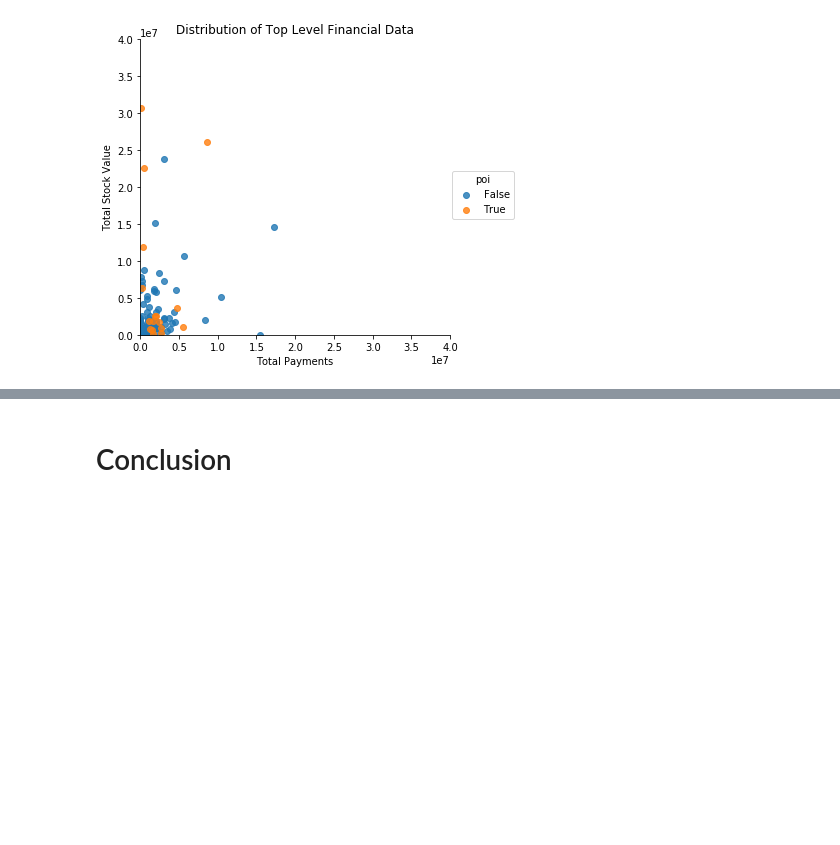
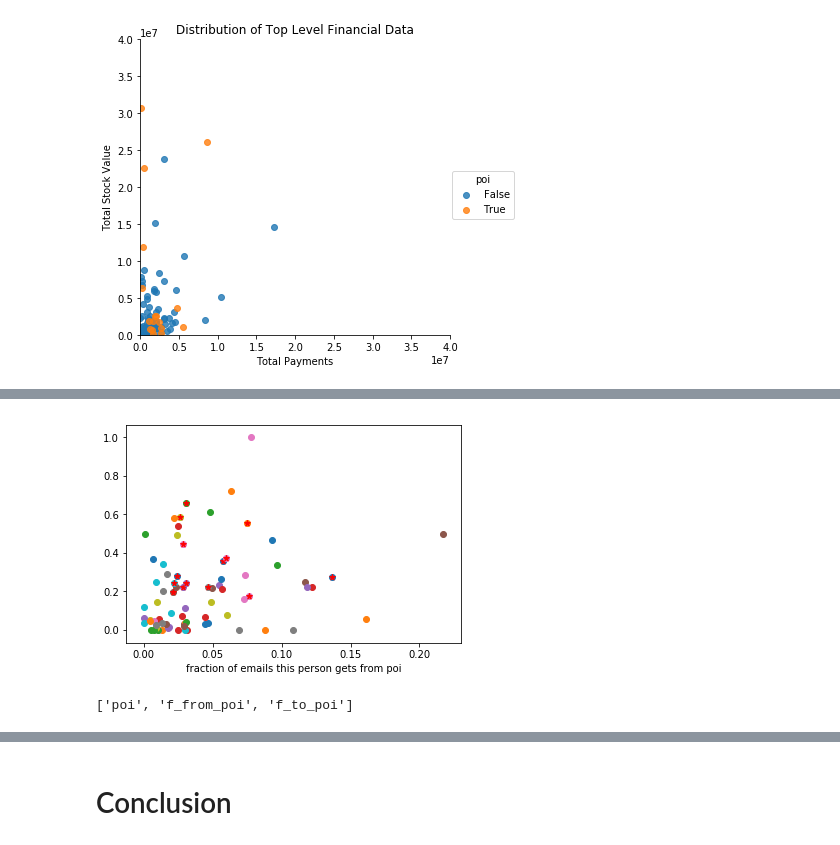
Before and after one commit to johnngo/DAND-P4_Identify_fraud_from_Enron_email, a Jupyter notebook: enronProject.ipynb, the cells around one changed output, grey strips where cells are left out. Cells and saved outputs as stored; diff of their text form; code cells hidden in the pictures; blank space fills up the shorter version.

```diff
--- a/enronProject.ipynb
+++ b/enronProject.ipynb
@@ -529,0 +288,50 @@ Decision Tree algorithm run time:  0.008 s
+# %%
+#3 create new feature
+#new features: f_to_poi = number of emails sent to POIs, f_from_poi = number of emails received  from POI
+
+def dict_to_list(key,normalizer):
+    new_list=[]
+
+    for i in enronData:
+        if enronData[i][key]=="NaN" or enronData[i][normalizer]=="NaN":
+            new_list.append(0.)
+        elif enronData[i][key]>=0:
+            new_list.append(float(enronData[i][key])/float(enronData[i][normalizer]))
+    return new_list
+
+### create two lists of new features
+f_from_poi = dict_to_list("from_poi_to_this_person","to_messages")
+f_to_poi = dict_to_list("from_this_person_to_poi","from_messages")
+
+### insert new features into enronData
+count=0
+for i in enronData:
+    enronData[i]["f_from_poi"]=f_from_poi[count]
+    enronData[i]["f_to_poi"]=f_to_poi[count]
+    count +=1
+
+
+features_list = ["poi", "f_from_poi", "f_to_poi"]
+    ### store to my_dataset for easy export below
+my_dataset = enronData
+
+
+### these two lines extract the features specified in features_list
+### and extract them from enronData, returning a numpy array
+data = featureFormat(my_dataset, features_list)
+
+### plot new features
+for point in data:
+    from_poi = point[1]
+    to_poi = point[2]
+    plt.scatter( from_poi, to_poi )
+    if point[0] == 1:
+        plt.scatter(from_poi, to_poi, color="r", marker="*")
+plt.xlabel("fraction of emails this person gets from poi")
+plt.show()
+# %% [output]
+[figure, added]
+# %%
+print features_list
+# %% [output]
+['poi', 'f_from_poi', 'f_to_poi']
```
Also changed, not shown: parts of 45 cells of this notebook, 4 other files.
